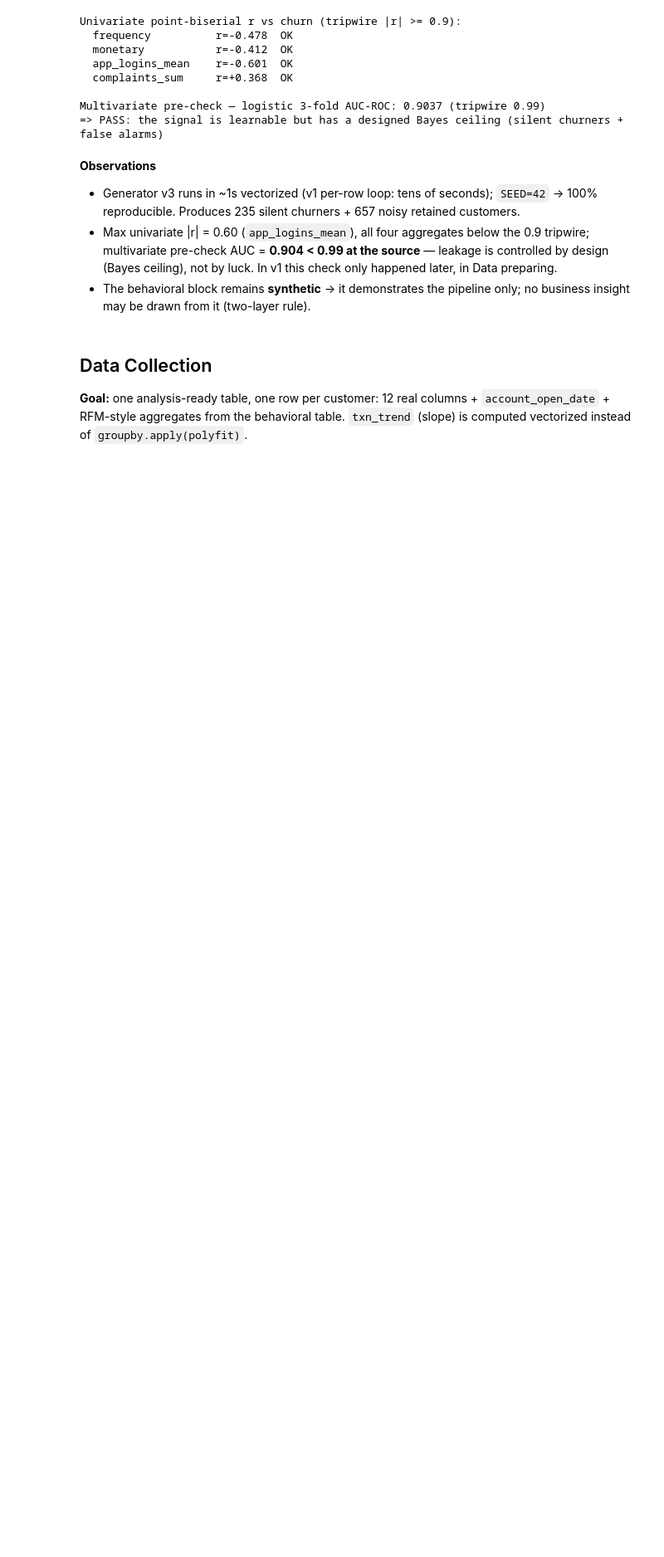
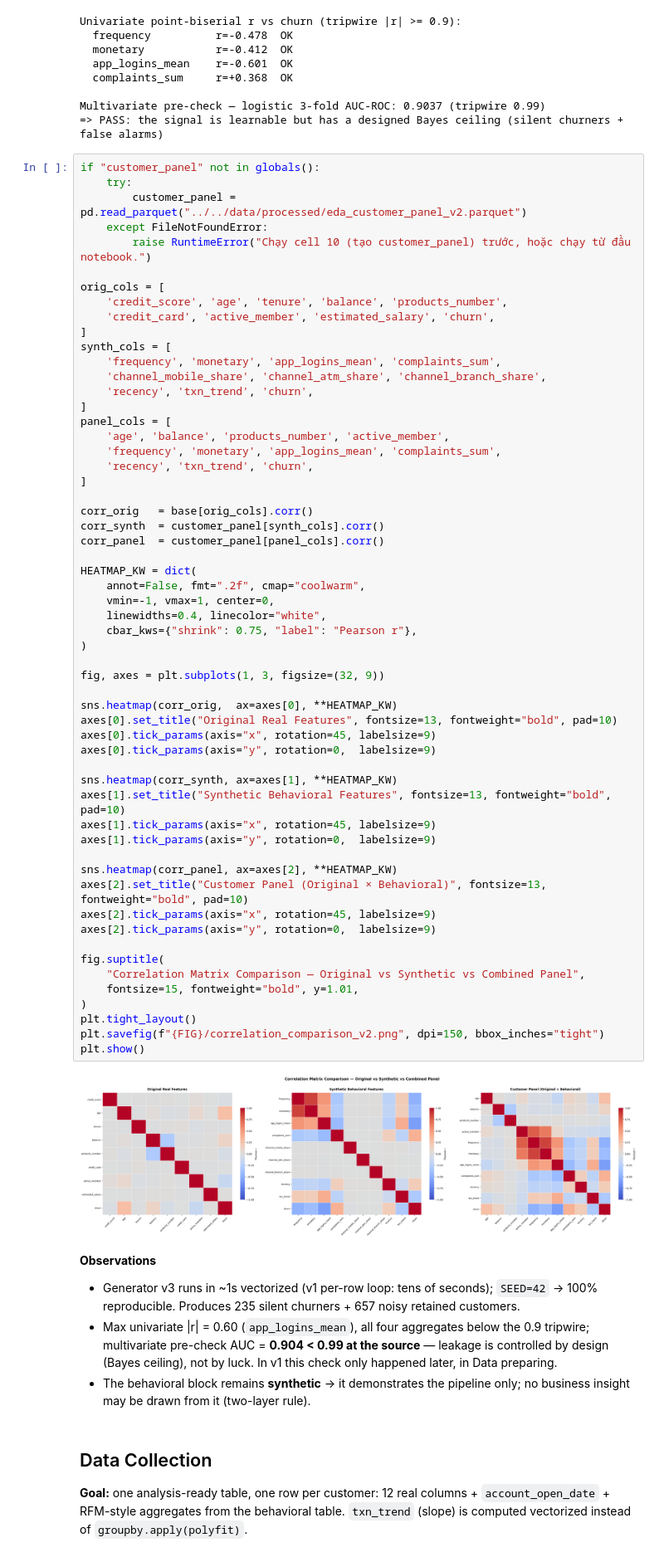
Before and after one commit to sonkd/Churn-Banking-Prediction, a Jupyter notebook: research/notebooks/banking_churn_prediction_v2.ipynb, the cells around one changed output. Shown at 83% size. Cells and saved outputs as stored; diff of their text form; blank space fills up the shorter version.

```diff
--- a/research/notebooks/banking_churn_prediction_v2.ipynb
+++ b/research/notebooks/banking_churn_prediction_v2.ipynb
@@ -179,6 +179,65 @@ Univariate point-biserial r vs churn (tripwire |r| >= 0.9):
 
 Multivariate pre-check — logistic 3-fold AUC-ROC: 0.9037 (tripwire 0.99)
 => PASS: the signal is learnable but has a designed Bayes ceiling (silent churners + false alarms)
+# %%
+if "customer_panel" not in globals():
+    try:
+        customer_panel = pd.read_parquet("../../data/processed/eda_customer_panel_v2.parquet")
+    except FileNotFoundError:
+        raise RuntimeError("Chạy cell 10 (tạo customer_panel) trước, hoặc chạy từ đầu notebook.")
+
+orig_cols = [
+    'credit_score', 'age', 'tenure', 'balance', 'products_number',
+    'credit_card', 'active_member', 'estimated_salary', 'churn',
+]
+synth_cols = [
+    'frequency', 'monetary', 'app_logins_mean', 'complaints_sum',
+    'channel_mobile_share', 'channel_atm_share', 'channel_branch_share',
+    'recency', 'txn_trend', 'churn',
+]
+panel_cols = [
+    'age', 'balance', 'products_number', 'active_member',
+    'frequency', 'monetary', 'app_logins_mean', 'complaints_sum',
+    'recency', 'txn_trend', 'churn',
+]
+
+corr_orig   = base[orig_cols].corr()
+corr_synth  = customer_panel[synth_cols].corr()
+corr_panel  = customer_panel[panel_cols].corr()
+
+HEATMAP_KW = dict(
+    annot=False, fmt=".2f", cmap="coolwarm",
+    vmin=-1, vmax=1, center=0,
+    linewidths=0.4, linecolor="white",
+    cbar_kws={"shrink": 0.75, "label": "Pearson r"},
+)
+
+fig, axes = plt.subplots(1, 3, figsize=(32, 9))
+
+sns.heatmap(corr_orig,  ax=axes[0], **HEATMAP_KW)
+axes[0].set_title("Original Real Features", fontsize=13, fontweight="bold", pad=10)
+axes[0].tick_params(axis="x", rotation=45, labelsize=9)
+axes[0].tick_params(axis="y", rotation=0,  labelsize=9)
+
+sns.heatmap(corr_synth, ax=axes[1], **HEATMAP_KW)
+axes[1].set_title("Synthetic Behavioral Features", fontsize=13, fontweight="bold", pad=10)
+axes[1].tick_params(axis="x", rotation=45, labelsize=9)
+axes[1].tick_params(axis="y", rotation=0,  labelsize=9)
+
+sns.heatmap(corr_panel, ax=axes[2], **HEATMAP_KW)
+axes[2].set_title("Customer Panel (Original × Behavioral)", fontsize=13, fontweight="bold", pad=10)
+axes[2].tick_params(axis="x", rotation=45, labelsize=9)
+axes[2].tick_params(axis="y", rotation=0,  labelsize=9)
+
+fig.suptitle(
+    "Correlation Matrix Comparison — Original vs Synthetic vs Combined Panel",
+    fontsize=15, fontweight="bold", y=1.01,
+)
+plt.tight_layout()
+plt.savefig(f"{FIG}/correlation_comparison_v2.png", dpi=150, bbox_inches="tight")
+plt.show()
+# %% [output]
+[figure, added]
 # %% [markdown]
 **Observations**
 - Generator v3 runs in ~1s vectorized (v1 per-row loop: tens of seconds); `SEED=42` → 100% reproducible. Produces 235 silent churners + 657 noisy retained customers.
```
Also changed, not shown: parts of 1 cell of this notebook, 6 other files.
